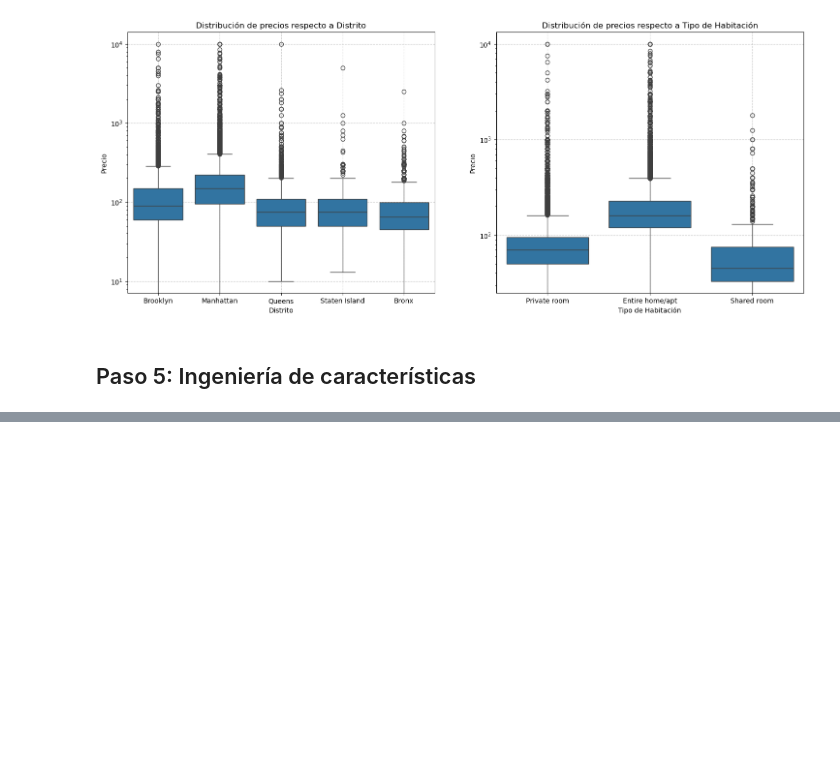
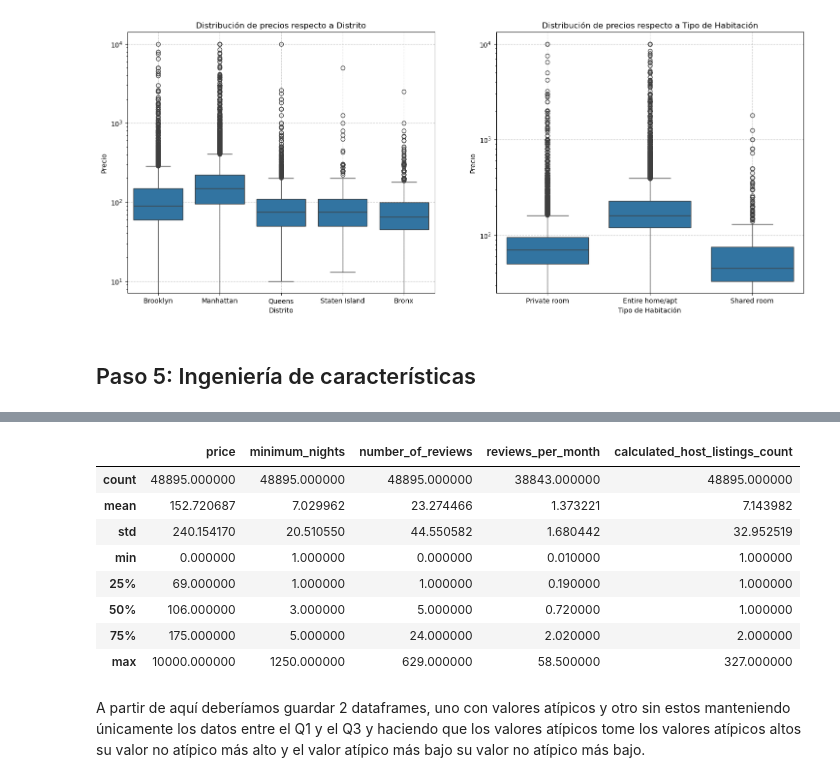
Before and after one commit to 4GeeksAcademy/danielpaez-dev-machine-learning-python-template, a Jupyter notebook: src/explore.ipynb, the cells around one changed output, grey strips where cells are left out. Drawn from its saved outputs; the diff is of its cells as text; code cells hidden in the pictures; blank space fills up the shorter version.

```diff
--- a/src/explore.ipynb
+++ b/src/explore.ipynb
@@ -245,0 +296,15 @@ factorized_data.describe()
+# %%
+outlier_variables = ['price', 'minimum_nights', 'number_of_reviews', 'reviews_per_month', 'calculated_host_listings_count']
+factorized_data[outlier_variables].describe()
+# %% [output]
+|  | price | minimum_nights | number_of_reviews | reviews_per_month | calculated_host_listings_count |
+| count | 48895.000000 | 48895.000000 | 48895.000000 | 38843.000000 | 48895.000000 |
+| mean | 152.720687 | 7.029962 | 23.274466 | 1.373221 | 7.143982 |
+| std | 240.154170 | 20.510550 | 44.550582 | 1.680442 | 32.952519 |
+| min | 0.000000 | 1.000000 | 0.000000 | 0.010000 | 1.000000 |
+| 25% | 69.000000 | 1.000000 | 1.000000 | 0.190000 | 1.000000 |
+| 50% | 106.000000 | 3.000000 | 5.000000 | 0.720000 | 1.000000 |
+| 75% | 175.000000 | 5.000000 | 24.000000 | 2.020000 | 2.000000 |
+| max | 10000.000000 | 1250.000000 | 629.000000 | 58.500000 | 327.000000 |
+# %% [markdown]
+A partir de aquí deberíamos guardar 2 dataframes, uno con valores atípicos y otro sin estos manteniendo únicamente los datos entre el Q1 y el Q3 y haciendo que los valores atípicos tome los valores atípicos altos su valor no atípico más alto y el valor atípico más bajo su valor no atípico más bajo.
```
Also changed, not shown: parts of 17 cells of this notebook.
